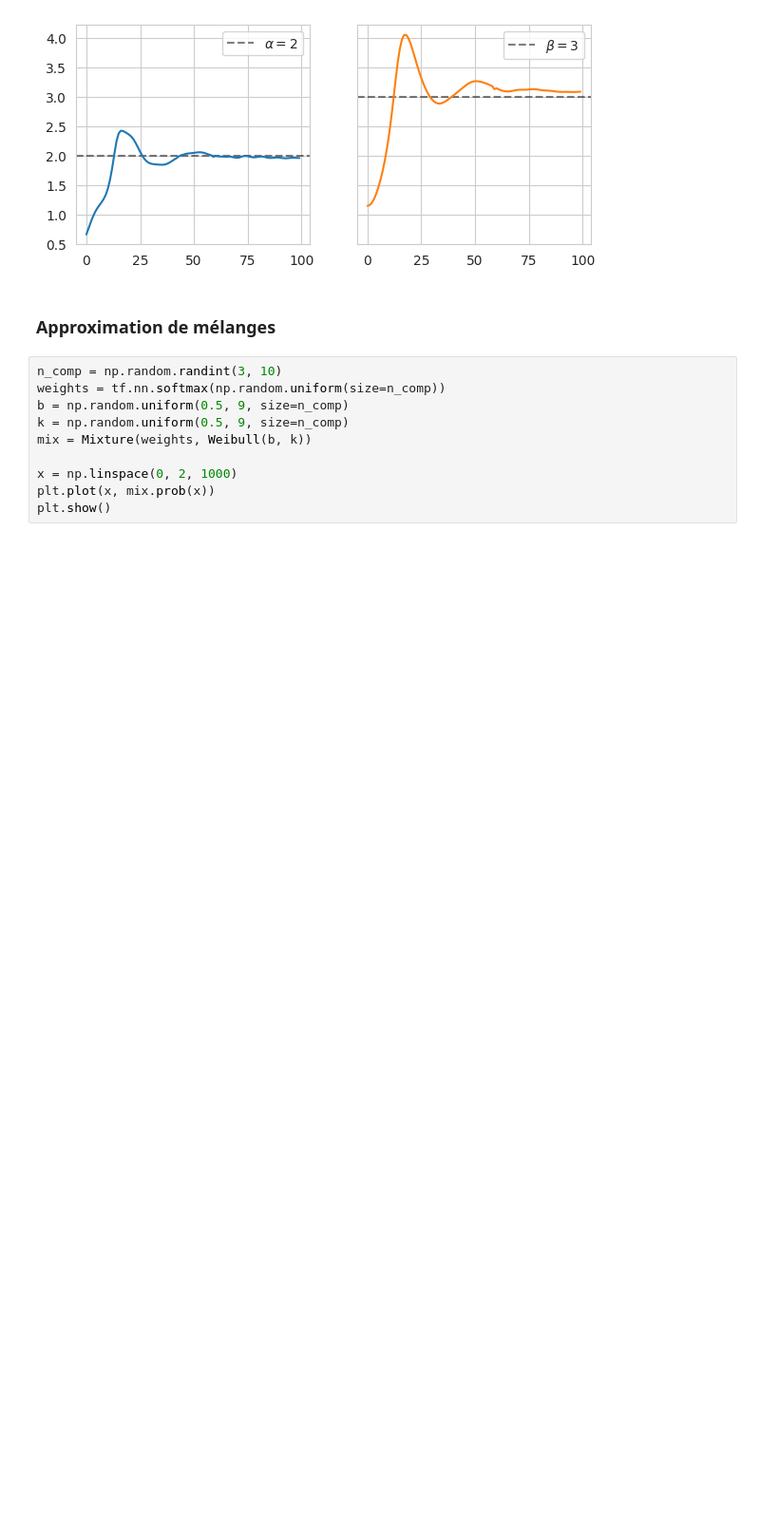
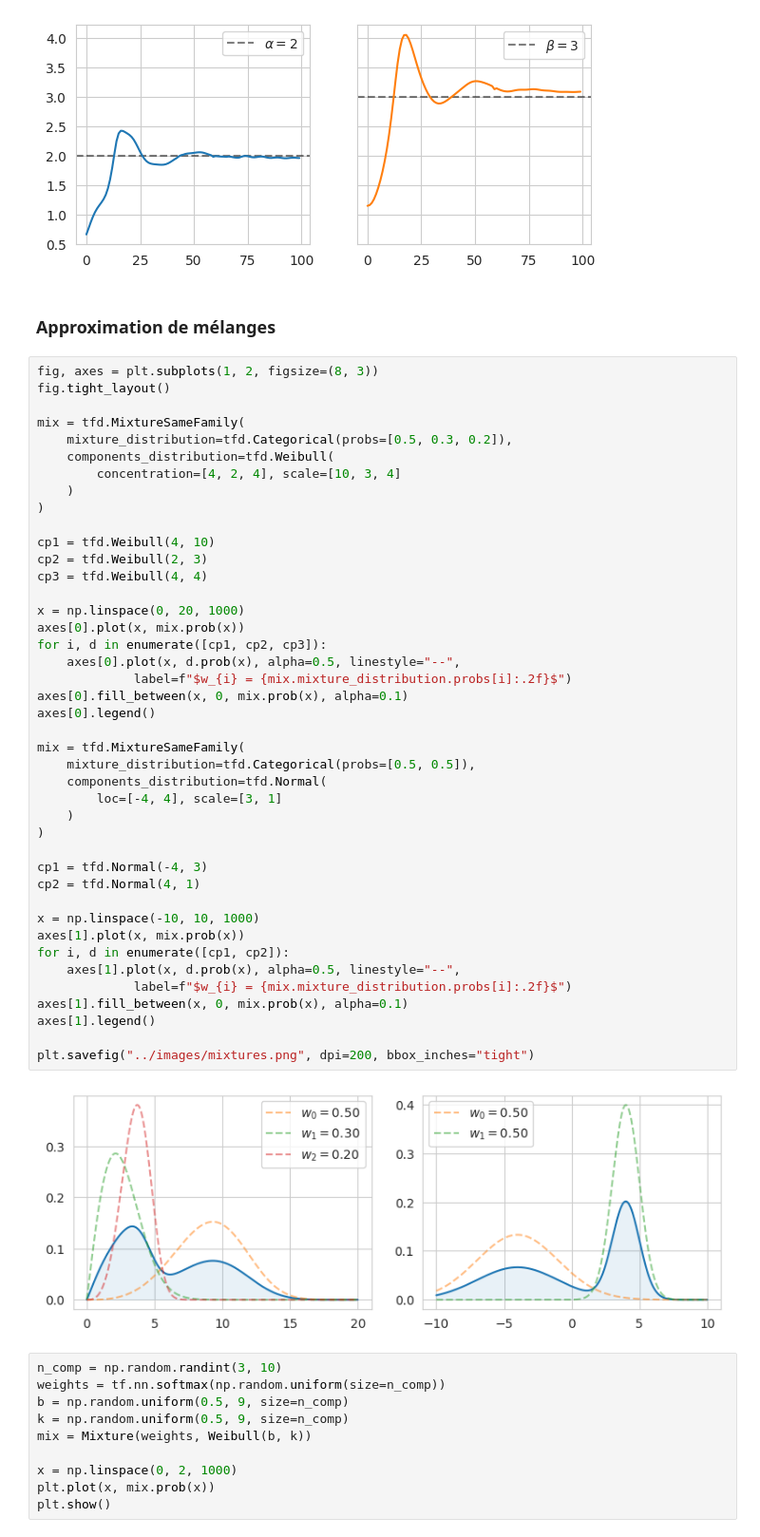
Before and after one commit to alphonsepaix/recast, a Jupyter notebook: notebooks/figures.ipynb, the cells around one changed output. Shown at 95% size. Saved outputs shown, nothing was run; the diff lists cells and outputs as text; blank space fills up the shorter version.

```diff
--- a/notebooks/figures.ipynb
+++ b/notebooks/figures.ipynb
@@ -732,6 +732,50 @@ Loss at epoch  100:    0.725
 [figure]
 # %% [markdown]
 ### Approximation de mélanges
+# %%
+fig, axes = plt.subplots(1, 2, figsize=(8, 3))
+fig.tight_layout()
+
+mix = tfd.MixtureSameFamily(
+    mixture_distribution=tfd.Categorical(probs=[0.5, 0.3, 0.2]),
+    components_distribution=tfd.Weibull(
+        concentration=[4, 2, 4], scale=[10, 3, 4]
+    )
+)
+
+cp1 = tfd.Weibull(4, 10)
+cp2 = tfd.Weibull(2, 3)
+cp3 = tfd.Weibull(4, 4)
+
+x = np.linspace(0, 20, 1000)
+axes[0].plot(x, mix.prob(x))
+for i, d in enumerate([cp1, cp2, cp3]):
+    axes[0].plot(x, d.prob(x), alpha=0.5, linestyle="--",
+             label=f"$w_{i} = {mix.mixture_distribution.probs[i]:.2f}$")
+axes[0].fill_between(x, 0, mix.prob(x), alpha=0.1)
+axes[0].legend()
+
+mix = tfd.MixtureSameFamily(
+    mixture_distribution=tfd.Categorical(probs=[0.5, 0.5]),
+    components_distribution=tfd.Normal(
+        loc=[-4, 4], scale=[3, 1]
+    )
+)
+
+cp1 = tfd.Normal(-4, 3)
+cp2 = tfd.Normal(4, 1)
+
+x = np.linspace(-10, 10, 1000)
+axes[1].plot(x, mix.prob(x))
+for i, d in enumerate([cp1, cp2]):
+    axes[1].plot(x, d.prob(x), alpha=0.5, linestyle="--",
+             label=f"$w_{i} = {mix.mixture_distribution.probs[i]:.2f}$")
+axes[1].fill_between(x, 0, mix.prob(x), alpha=0.1)
+axes[1].legend()
+
+plt.savefig("../images/mixtures.png", dpi=200, bbox_inches="tight")
+# %% [output]
+[figure, added]
 # %%
 n_comp = np.random.randint(3, 10)
 weights = tf.nn.softmax(np.random.uniform(size=n_comp))
```
Also changed, not shown: 1 other file.
